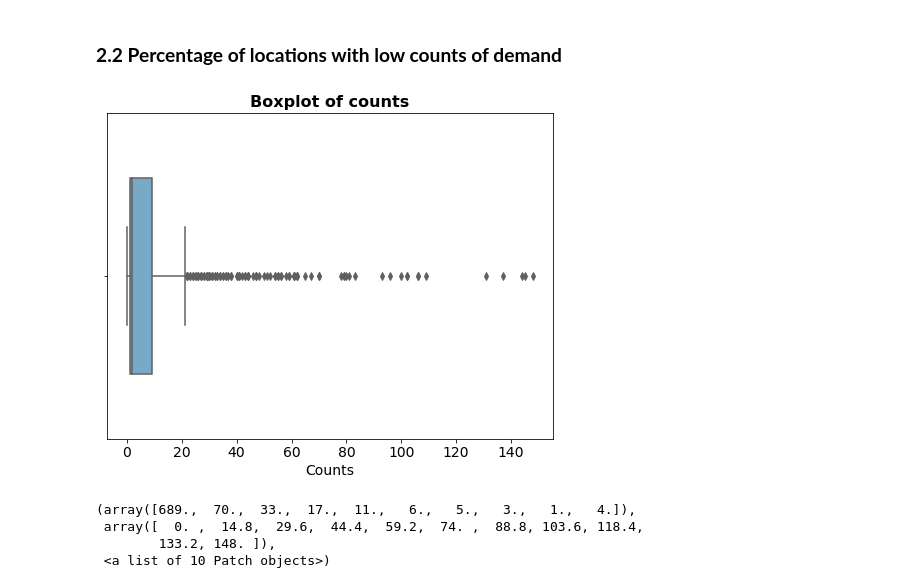
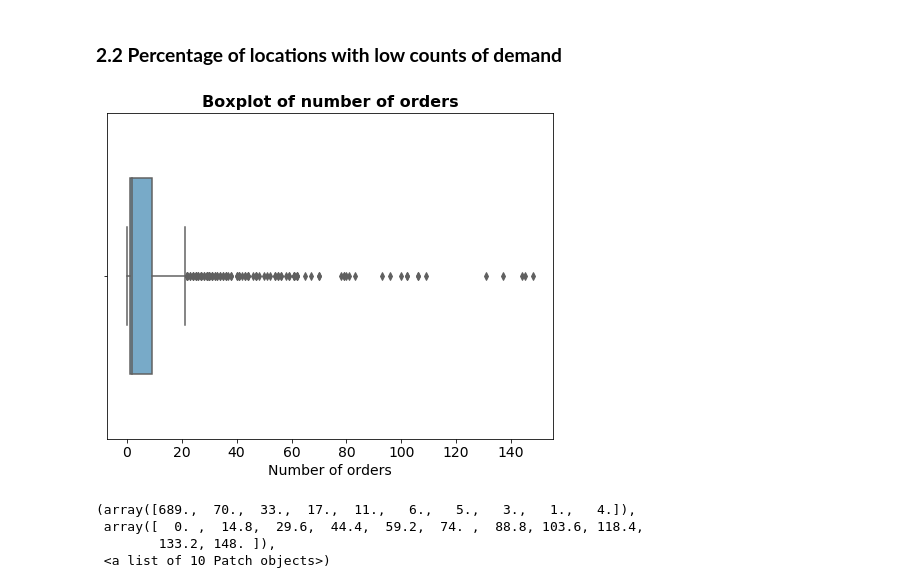
Before and after one commit to Angps1995/Spatial-Temporal-Models-for-delivery-demand-forecast, a Jupyter notebook: Models/ExploratoryAnalysis.ipynb, the cells around one changed output. Drawn from its saved outputs; the diff is of its cells as text; code cells hidden in the pictures.

```diff
--- a/Models/ExploratoryAnalysis.ipynb
+++ b/Models/ExploratoryAnalysis.ipynb
@@ -74,12 +83,12 @@ num_of_non_zeros = (endo_df != 0).sum(axis=1)
 # %%
 plt.figure(figsize=(8, 6))
 sns.boxplot(num_of_non_zeros, width = 0.6, palette="Blues")
-plt.xlabel("Counts", fontsize = 14)
+plt.xlabel("Number of orders", fontsize = 14)
 plt.xticks(fontsize = 14)
-plt.title("Boxplot of counts", fontsize = 16, fontweight = 'bold')
+plt.title("Boxplot of number of orders", fontsize = 16, fontweight = 'bold')
 plt.savefig(image_dir + "boxplot_counts.jpg")
 # %% [output]
-[figure, old version]
+[figure, new version]
 # %%
 plt.hist(num_of_non_zeros)
 # %% [output]
```
Also changed, not shown: parts of 2 cells of this notebook, 22 other files.
